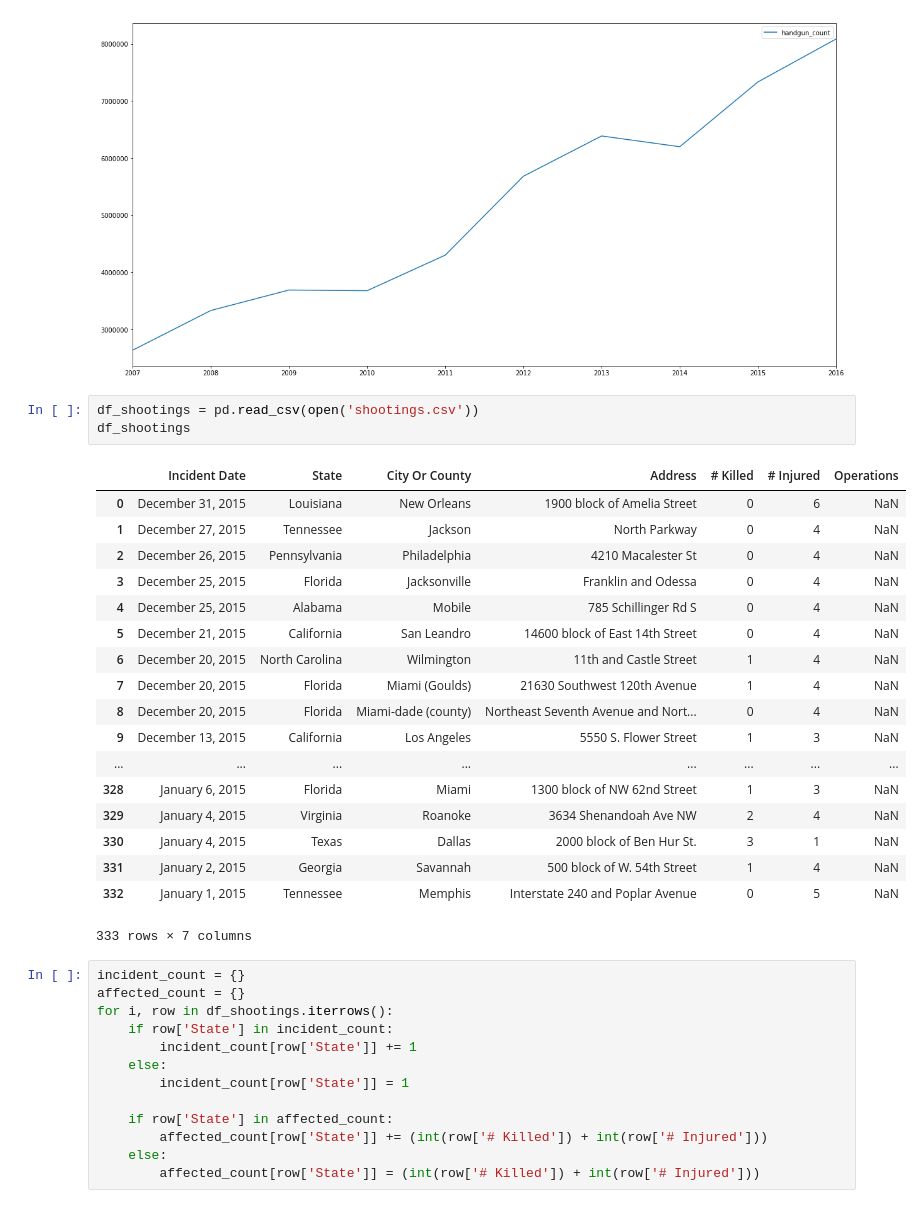
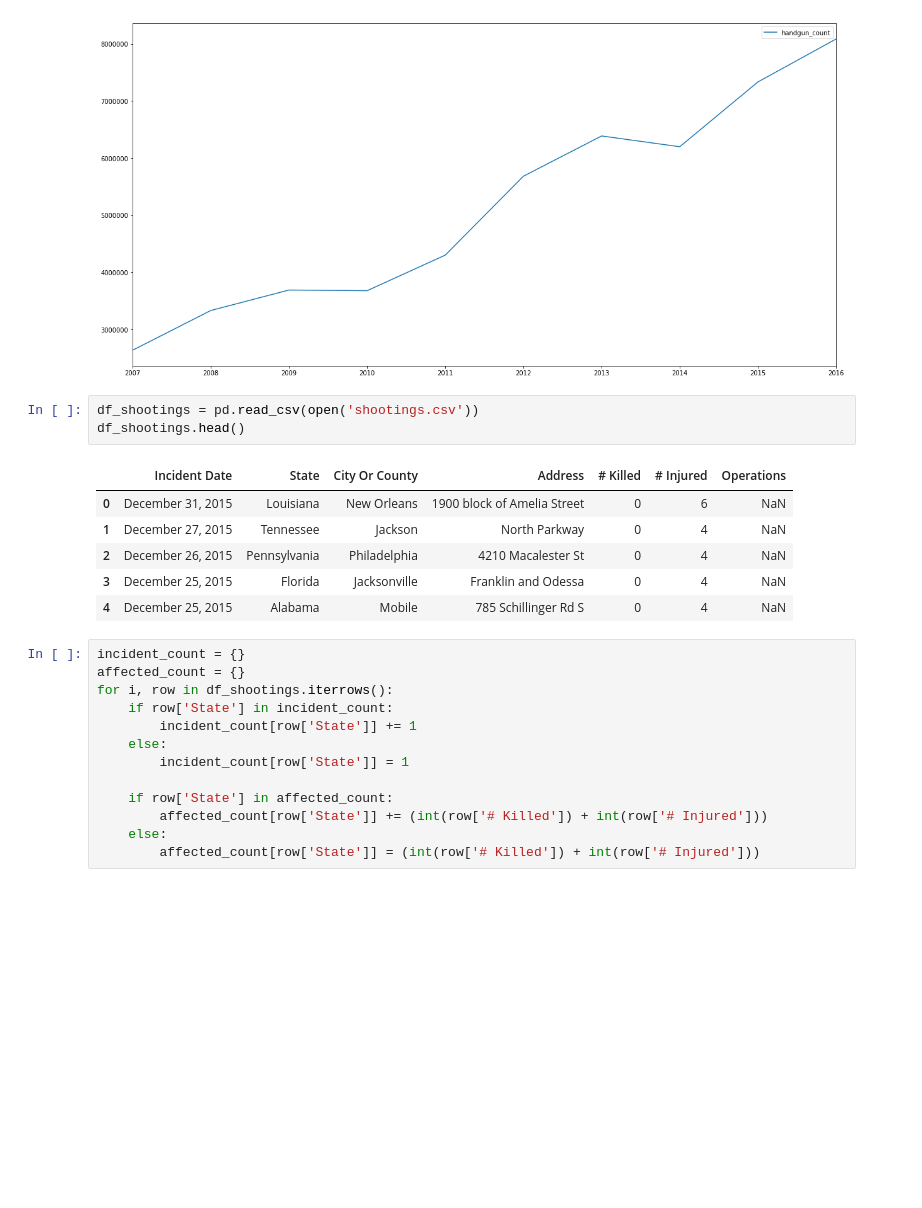
Before and after one commit to tyc024/Cogs108-Final-Project, a Jupyter notebook: dannys_notebook.ipynb, the cells around one changed output. Cells and saved outputs as stored; diff of their text form; blank space fills up the shorter version.

```diff
--- a/dannys_notebook.ipynb
+++ b/dannys_notebook.ipynb
@@ -103,26 +104,14 @@ df_year_handgun.plot(figsize=(20,10))
 [figure]
 # %%
 df_shootings = pd.read_csv(open('shootings.csv'))
-df_shootings
+df_shootings.head()
 # %% [output]
 |  | Incident Date | State | City Or County | Address | # Killed | # Injured | Operations |
 | 0 | December 31, 2015 | Louisiana | New Orleans | 1900 block of Amelia Street | 0 | 6 | NaN |
 | 1 | December 27, 2015 | Tennessee | Jackson | North Parkway | 0 | 4 | NaN |
 | 2 | December 26, 2015 | Pennsylvania | Philadelphia | 4210 Macalester St | 0 | 4 | NaN |
 | 3 | December 25, 2015 | Florida | Jacksonville | Franklin and Odessa | 0 | 4 | NaN |
 | 4 | December 25, 2015 | Alabama | Mobile | 785 Schillinger Rd S | 0 | 4 | NaN |
-| 5 | December 21, 2015 | California | San Leandro | 14600 block of East 14th Street | 0 | 4 | NaN |
-| 6 | December 20, 2015 | North Carolina | Wilmington | 11th and Castle Street | 1 | 4 | NaN |
-| 7 | December 20, 2015 | Florida | Miami (Goulds) | 21630 Southwest 120th Avenue | 1 | 4 | NaN |
-| 8 | December 20, 2015 | Florida | Miami-dade (county) | Northeast Seventh Avenue and Nort... | 0 | 4 | NaN |
-| 9 | December 13, 2015 | California | Los Angeles | 5550 S. Flower Street | 1 | 3 | NaN |
-| ... | ... | ... | ... | ... | ... | ... | ... |
-| 328 | January 6, 2015 | Florida | Miami | 1300 block of NW 62nd Street | 1 | 3 | NaN |
-| 329 | January 4, 2015 | Virginia | Roanoke | 3634 Shenandoah Ave NW | 2 | 4 | NaN |
-| 330 | January 4, 2015 | Texas | Dallas | 2000 block of Ben Hur St. | 3 | 1 | NaN |
-| 331 | January 2, 2015 | Georgia | Savannah | 500 block of W. 54th Street | 1 | 4 | NaN |
-| 332 | January 1, 2015 | Tennessee | Memphis | Interstate 240 and Poplar Avenue | 0 | 5 | NaN |
-333 rows × 7 columns
 # %%
 incident_count = {}
 affected_count = {}
```
Also changed, not shown: parts of 10 cells of this notebook, 2 other files.
